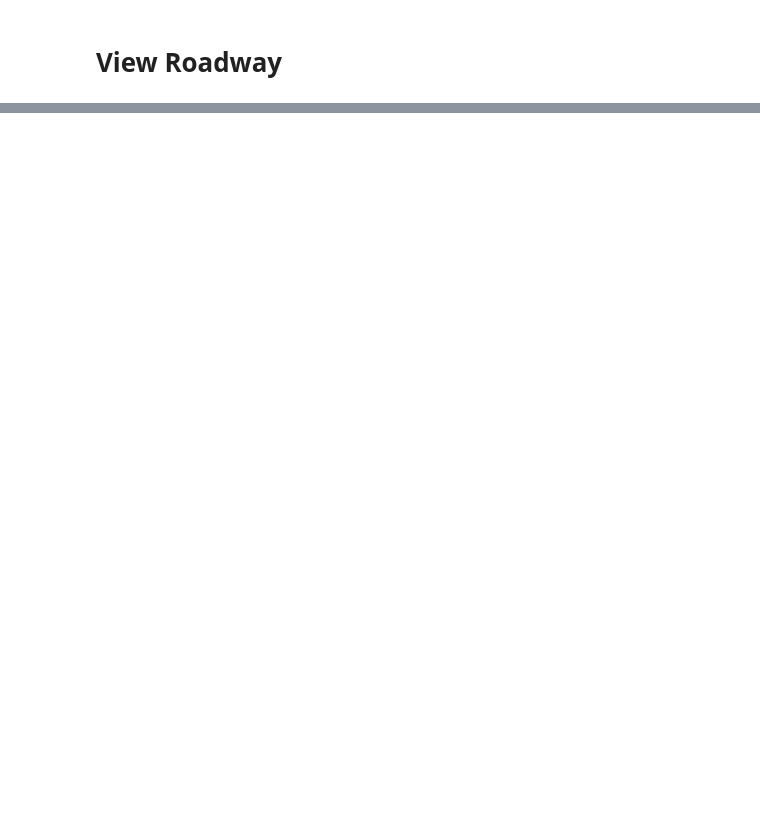
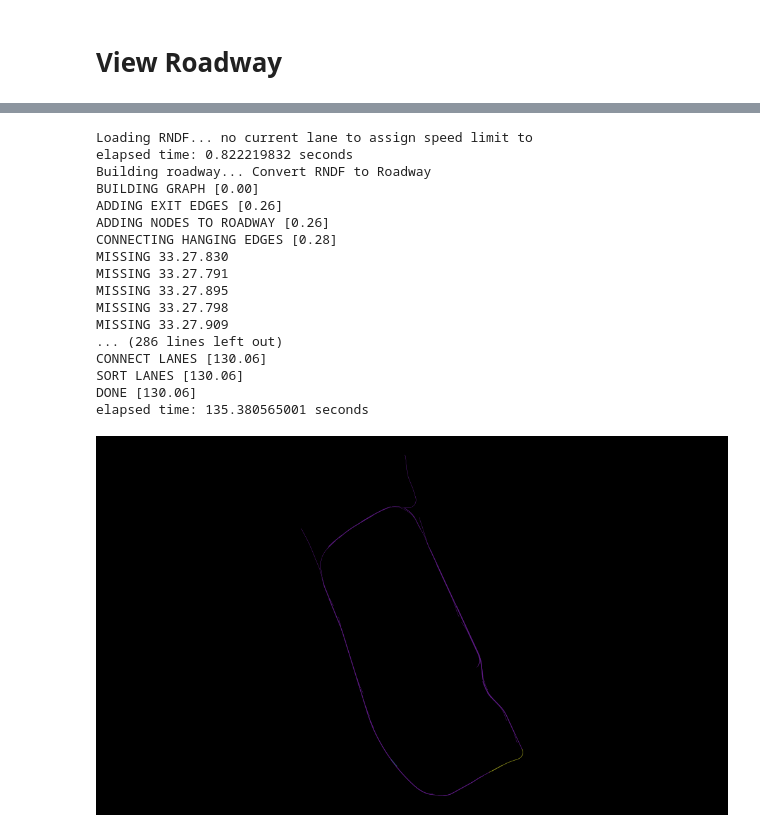
Before and after one commit to sisl/AutomotiveDrivingModels.jl, a Jupyter notebook: jnotebooks/ViewRoadway.ipynb, the cells around one changed output, grey strips where cells are left out. Saved outputs shown, nothing was run; the diff lists cells and outputs as text; code cells hidden in the pictures; blank space fills up the shorter version.

```diff
--- a/jnotebooks/ViewRoadway.ipynb
+++ b/jnotebooks/ViewRoadway.ipynb
@@ -67 +15,46 @@ get_test_roadway (generic function with 1 method)
+# %%
+using RoadNetworks
+include("/home/tim/.julia/v0.4/BoschData/scripts/gen_roadways.jl")
+
+RNDF_FILE = "/media/tim/DATAPART1/Data/Bosch/source2/detroit_v4_rndf_copy.txt"
+ROADWAY_OUTPUT_FILE = "/media/tim/DATAPART1/Data/Bosch/processed/streetmaps/streetmap_detroit_v4.jld"
+
+
+@printf("Loading RNDF... "); tic()
+rndf = load_rndf(RNDF_FILE)
+toc()
+
+@printf("Building roadway... "); tic()
+roadway = convert(Roadway, rndf, verbosity=2)
+toc()
+
+rendermodel = RenderModel()
+s = CairoRGBSurface(DEFAULT_CANVAS_WIDTH, DEFAULT_CANVAS_HEIGHT)
+ctx = creategc(s)
+clear_setup!(rendermodel)
+
+render!(rendermodel, roadway)
+
+camera_fit_to_content!(rendermodel, DEFAULT_CANVAS_WIDTH, DEFAULT_CANVAS_HEIGHT)
+render(rendermodel, ctx, DEFAULT_CANVAS_WIDTH, DEFAULT_CANVAS_HEIGHT)
+s
+# %% [output]
+Loading RNDF... no current lane to assign speed limit to
+elapsed time: 0.822219832 seconds
+Building roadway... Convert RNDF to Roadway
+BUILDING GRAPH [0.00]
+ADDING EXIT EDGES [0.26]
+ADDING NODES TO ROADWAY [0.26]
+CONNECTING HANGING EDGES [0.28]
+MISSING 33.27.830
+MISSING 33.27.791
+MISSING 33.27.895
+MISSING 33.27.798
+MISSING 33.27.909
+... (286 lines left out)
+CONNECT LANES [130.06]
+SORT LANES [130.06]
+DONE [130.06]
+elapsed time: 135.380565001 seconds
+[figure, added]
 # %%
```
Also changed, not shown: parts of 9 cells of this notebook, 1 other file.
